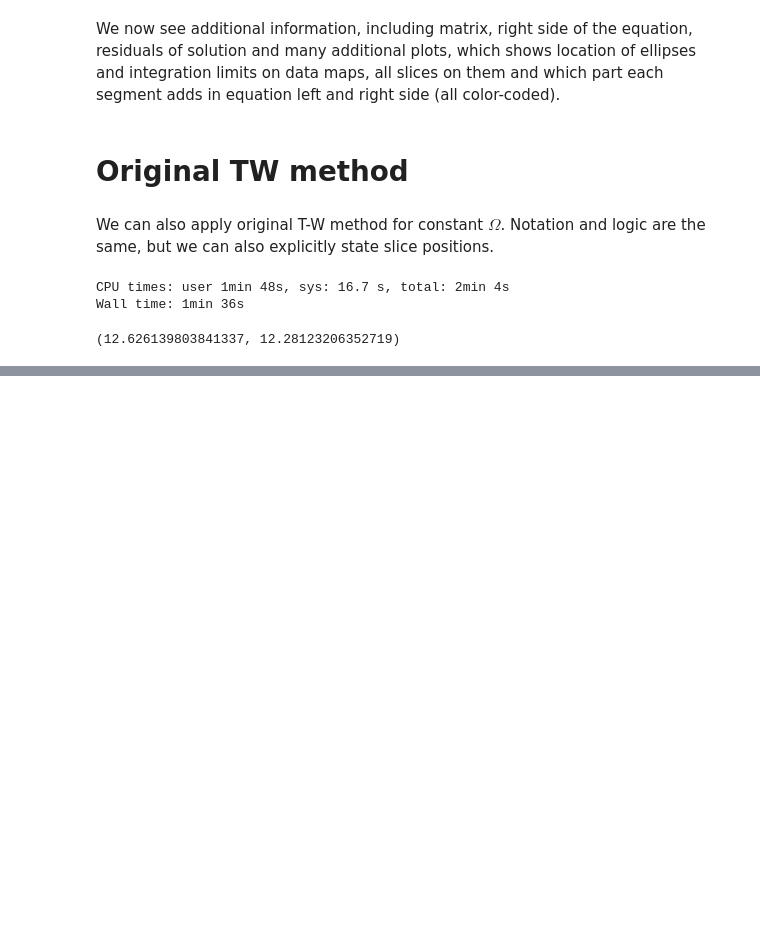
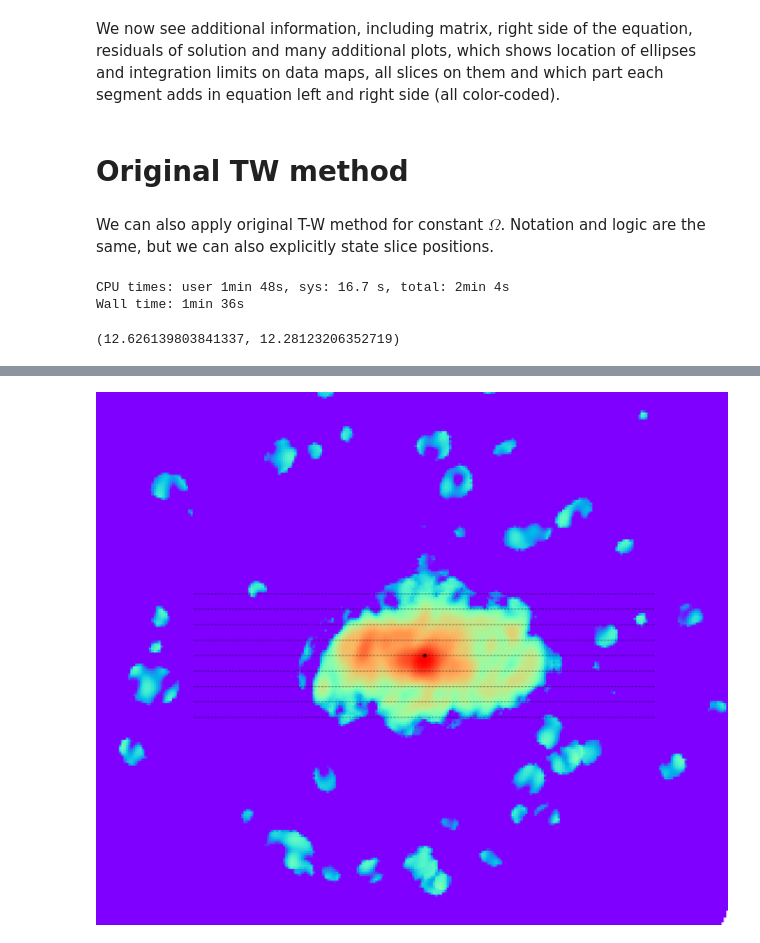
Before and after one commit to strawberryfieldss/galaxy, a Jupyter notebook: new/pyTWR-master/NGC4826.ipynb, the cells around one changed output, grey strips where cells are left out. Saved outputs shown, nothing was run; the diff lists cells and outputs as text; code cells hidden in the pictures; blank space fills up the shorter version.

```diff
--- a/new/pyTWR-master/NGC4826.ipynb
+++ b/new/pyTWR-master/NGC4826.ipynb
@@ -833,0 +362,4 @@ slope Ω: 59.785+/-6.489 (SE)
+# %%
+Image('4826b.png')
+# %% [output]
+[figure, added]
```
Also changed, not shown: parts of 28 cells of this notebook.
